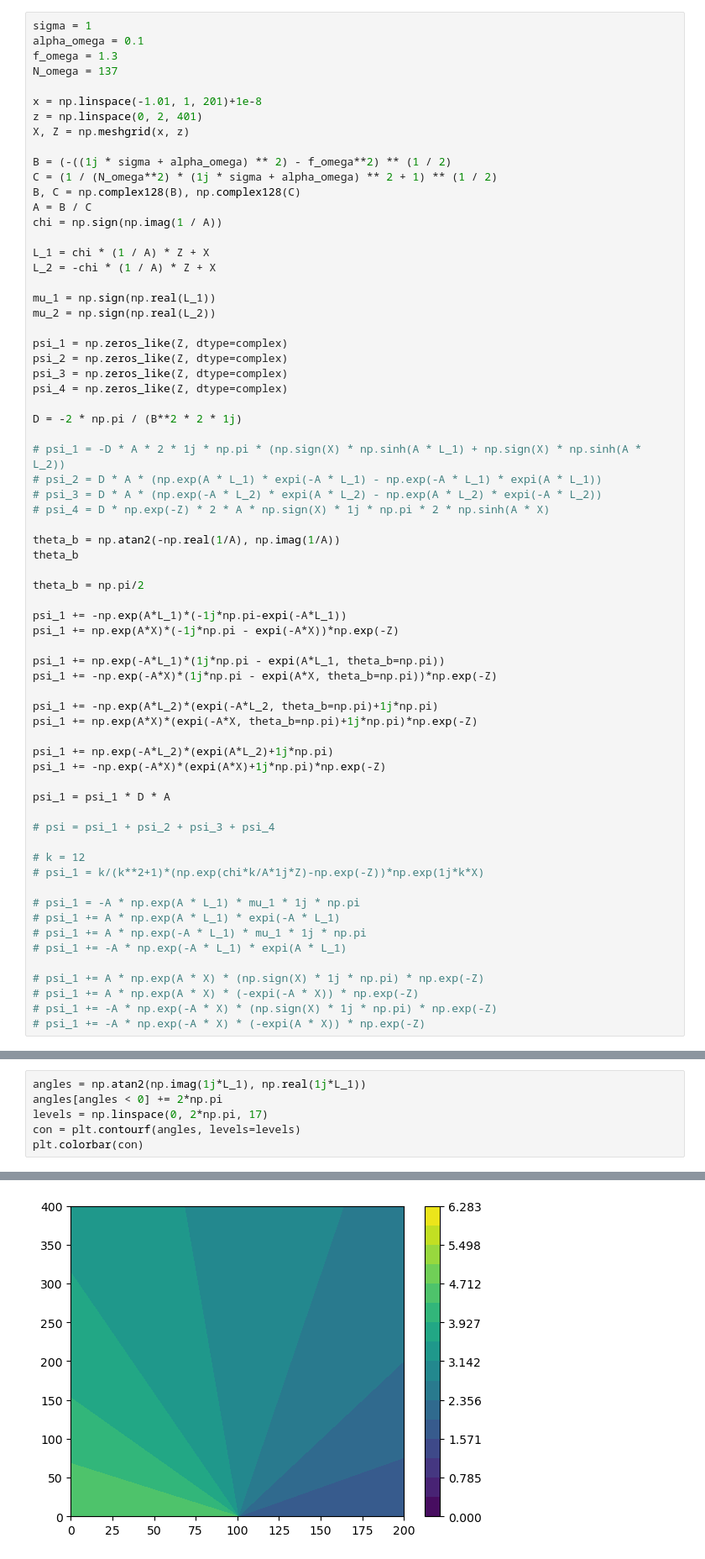
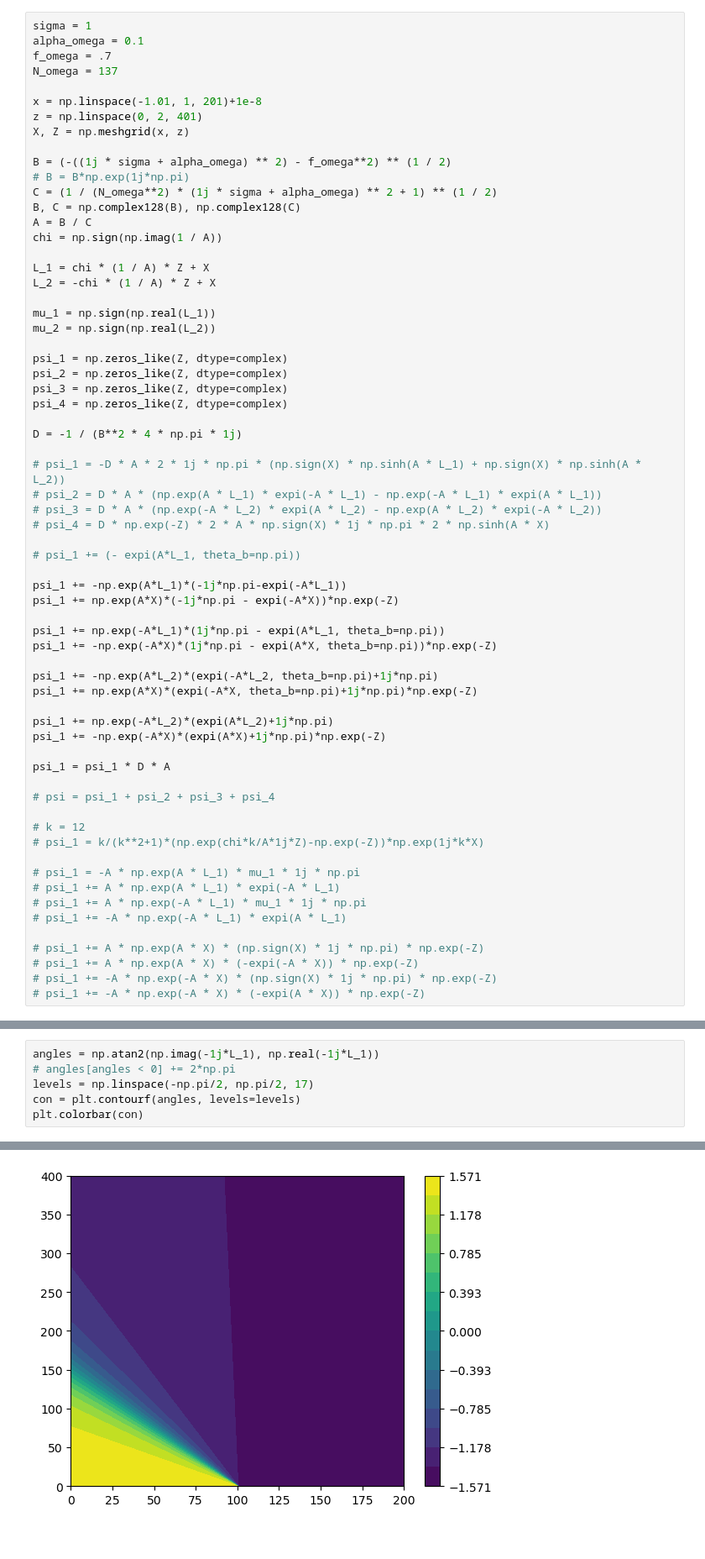
Before and after one commit to eshort0401/METOYBOX, a Jupyter notebook: test.ipynb, the cells around one changed output, grey strips where cells are left out. Shown at 84% size. Drawn from its saved outputs; the diff is of its cells as text.

```diff
--- a/test.ipynb
+++ b/test.ipynb
@@ -5,7 +4,7 @@ import matplotlib.pyplot as plt
 # %%
 sigma = 1
 alpha_omega = 0.1
-f_omega = 1.3
+f_omega = .7
 N_omega = 137
 
 x = np.linspace(-1.01, 1, 201)+1e-8
@@ -13,6 +12,7 @@ z = np.linspace(0, 2, 401)
 X, Z = np.meshgrid(x, z)
 
 B = (-((1j * sigma + alpha_omega) ** 2) - f_omega**2) ** (1 / 2)
+# B = B*np.exp(1j*np.pi)
 C = (1 / (N_omega**2) * (1j * sigma + alpha_omega) ** 2 + 1) ** (1 / 2)
 B, C = np.complex128(B), np.complex128(C)
 A = B / C
@@ -29,17 +29,14 @@ psi_2 = np.zeros_like(Z, dtype=complex)
 psi_3 = np.zeros_like(Z, dtype=complex)
 psi_4 = np.zeros_like(Z, dtype=complex)
 
-D = -2 * np.pi / (B**2 * 2 * 1j)
+D = -1 / (B**2 * 4 * np.pi * 1j)
 
 # psi_1 = -D * A * 2 * 1j * np.pi * (np.sign(X) * np.sinh(A * L_1) + np.sign(X) * np.sinh(A * L_2))
 # psi_2 = D * A * (np.exp(A * L_1) * expi(-A * L_1) - np.exp(-A * L_1) * expi(A * L_1))
 # psi_3 = D * A * (np.exp(-A * L_2) * expi(A * L_2) - np.exp(A * L_2) * expi(-A * L_2))
 # psi_4 = D * np.exp(-Z) * 2 * A * np.sign(X) * 1j * np.pi * 2 * np.sinh(A * X)
 
-theta_b = np.atan2(-np.real(1/A), np.imag(1/A))
-theta_b
-
-theta_b = np.pi/2
+# psi_1 += (- expi(A*L_1, theta_b=np.pi))
 
 psi_1 += -np.exp(A*L_1)*(-1j*np.pi-expi(-A*L_1))
 psi_1 += np.exp(A*X)*(-1j*np.pi - expi(-A*X))*np.exp(-Z)
@@ -72,9 +78,9 @@ psi_1 = psi_1 * D * A
 # %%
-angles = np.atan2(np.imag(1j*L_1), np.real(1j*L_1))
-angles[angles < 0] += 2*np.pi
-levels = np.linspace(0, 2*np.pi, 17)
+angles = np.atan2(np.imag(-1j*L_1), np.real(-1j*L_1))
+# angles[angles < 0] += 2*np.pi
+levels = np.linspace(-np.pi/2, np.pi/2, 17)
 con = plt.contourf(angles, levels=levels)
 plt.colorbar(con)
 # %% [output]
 <matplotlib.colorbar.Colorbar at 0x...>
-[figure, old version]
+[figure, new version]
```
Also changed, not shown: parts of 8 cells of this notebook, 29 other files.
